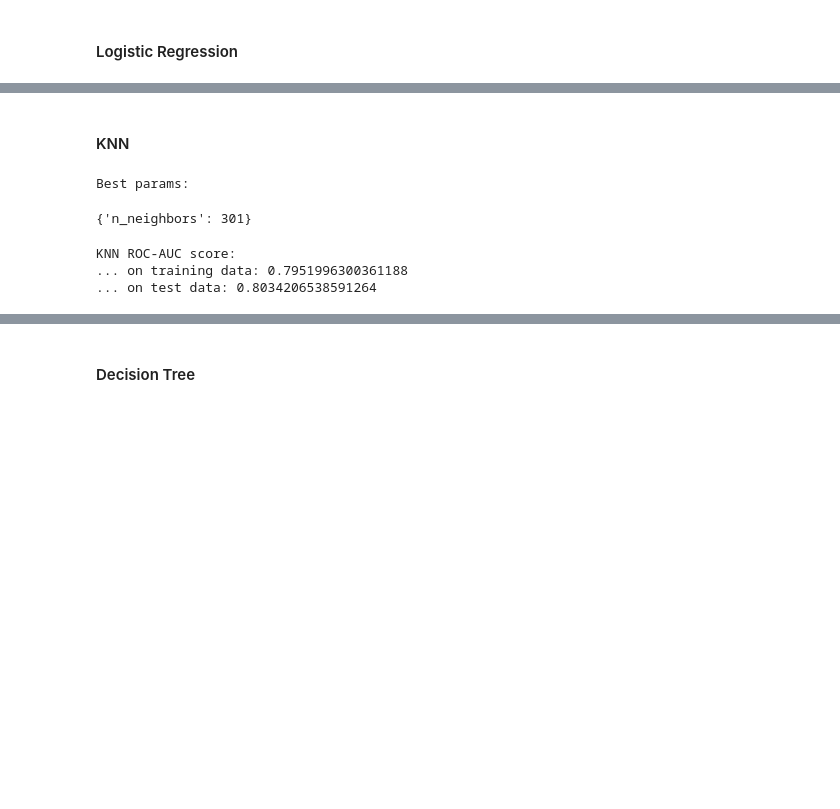
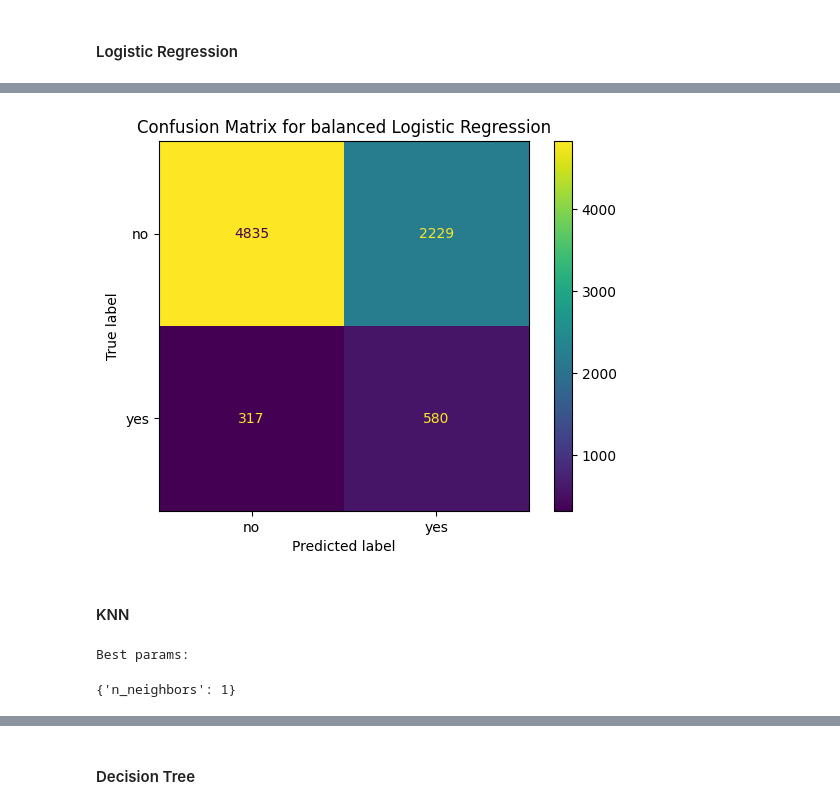
Before and after one commit to hpmartins/mlai-ucb-codes, a Jupyter notebook: practical_applications/module_17/module_17_application.ipynb, the cells around one changed output, grey strips where cells are left out. Cells and saved outputs as stored; diff of their text form; code cells hidden in the pictures; blank space fills up the shorter version.

```diff
--- a/practical_applications/module_17/module_17_application.ipynb
+++ b/practical_applications/module_17/module_17_application.ipynb
@@ -373,16 +402,13 @@ Now that we have some basic models on the board, we want to try to improve these
 #### Logistic Regression
 # %%
 grid_logreg = GridSearchCV(
-    LogisticRegression(solver="liblinear"),
+    LogisticRegression(max_iter=5000, class_weight="balanced"),
     param_grid={
-        "C": 10.0 ** np.array([-1, 0, 1, 2, 3, 4]),
-        # "class_weight": [None, "balanced"],
+        "C": 10.0 ** np.array([-3, -2, -1, 0]),
     },
-    scoring="precision",
+    scoring="recall",
     n_jobs=-1,
-    cv=[[X_train.index.values, X_test.index.values]],
-    # verbose = 4,
-).fit(X, y)
+).fit(X_train, y_train)
 
 print("Best params:")
 grid_logreg.best_params_
@@ -403,12 +440,18 @@ Logistic Regression ROC-AUC score:
+# %%
+ConfusionMatrixDisplay.from_estimator(grid_logreg.best_estimator_, X_test, y_test, values_format='d', display_labels=['no', 'yes'])
+plt.title('Confusion Matrix for balanced Logistic Regression')
+plt.show()
+# %% [output]
+[figure, added]
 # %% [markdown]
 #### KNN
 # %%
 grid_knn = GridSearchCV(
     KNeighborsClassifier(),
     param_grid={
-        "n_neighbors": range(1, 501, 50),
+        "n_neighbors": [*range(1, 27, 5), 100],
     },
-    scoring="roc_auc",
+    scoring="recall",
     n_jobs=4,
     cv=[[X_train.index.values, X_test.index.values]],
     # verbose=4,
@@ -418,18 +461,4 @@ print("Best params:")
 grid_knn.best_params_
 # %% [output]
 Best params:
-{'n_neighbors': 301}
+{'n_neighbors': 1}
-# %%
-knn_y_train_scores = grid_knn.predict_proba(X_train)
-knn_y_test_scores = grid_knn.predict_proba(X_test)
-
-knn_auc_score_train = roc_auc_score(y_train, knn_y_train_scores[:, 1])
-knn_auc_score_test = roc_auc_score(y_test, knn_y_test_scores[:, 1])
-
-print(f"KNN ROC-AUC score:")
-print(f"... on training data: {knn_auc_score_train}")
-print(f"... on test data: {knn_auc_score_test}")
-# %% [output]
-KNN ROC-AUC score:
-... on training data: 0.7951996300361188
-... on test data: 0.8034206538591264
```
Also changed, not shown: parts of 33 cells of this notebook, 1 other file.
